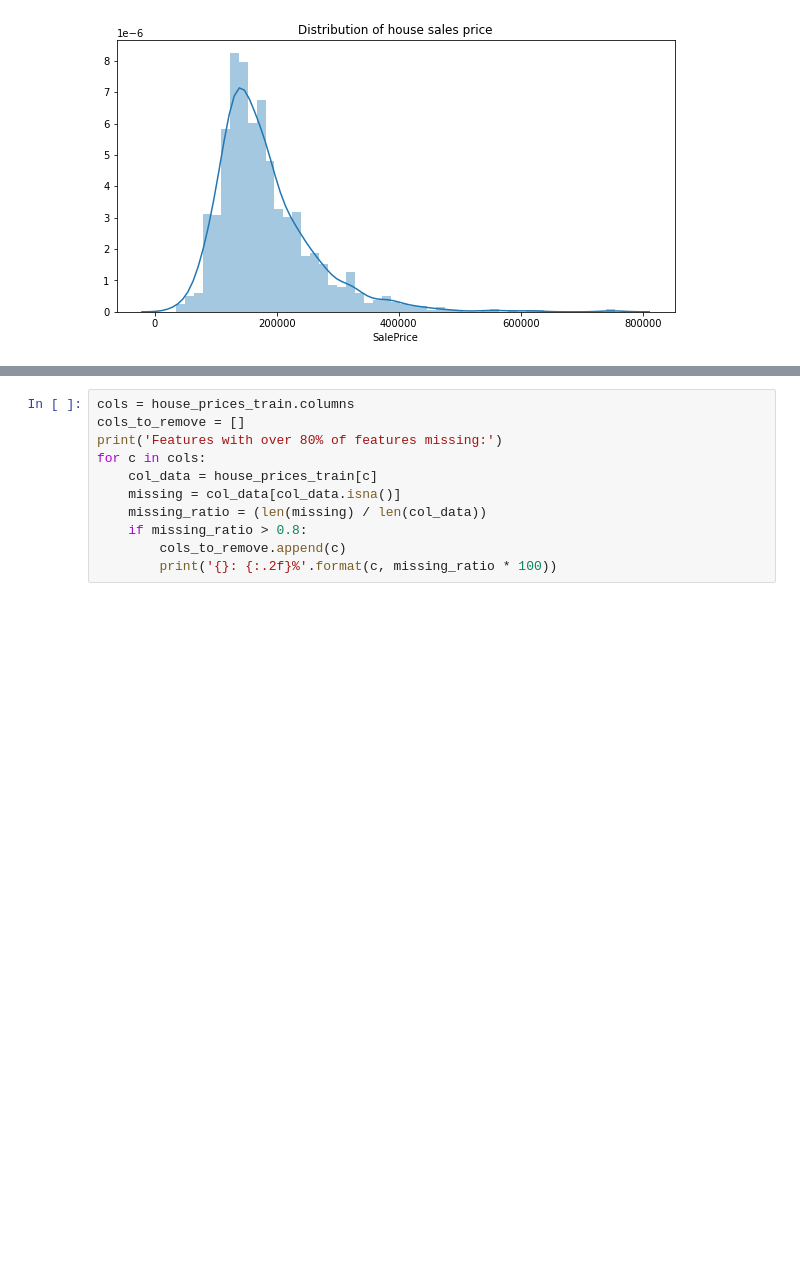
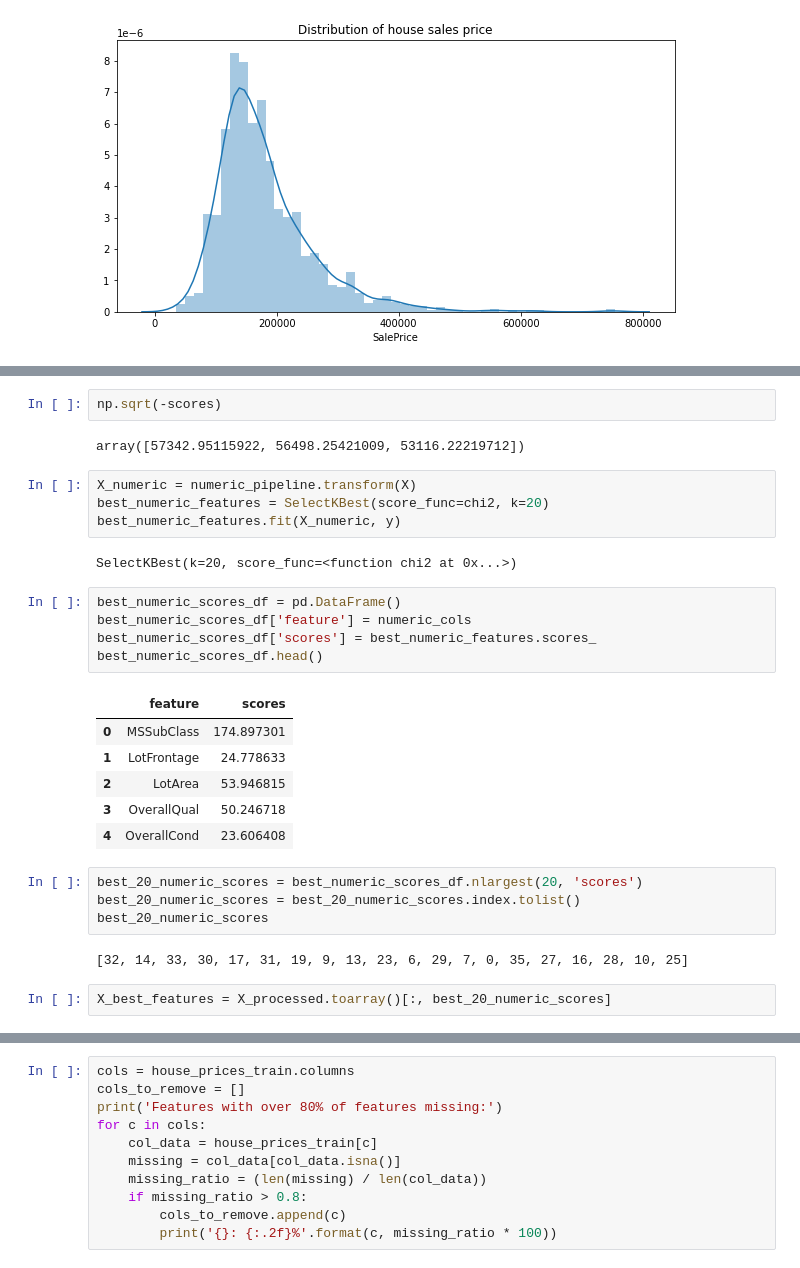
Before and after one commit to Ryan95Z/ml-house-prices, a Jupyter notebook: notebooks/House Prices - EDA.ipynb, the cells around one changed output, grey strips where cells are left out. Saved outputs shown, nothing was run; the diff lists cells and outputs as text; blank space fills up the shorter version.

```diff
--- a/notebooks/House Prices - EDA.ipynb
+++ b/notebooks/House Prices - EDA.ipynb
@@ -84,0 +190,30 @@ expensive_houses_df.head()
+# %%
+np.sqrt(-scores)
+# %% [output]
+array([57342.95115922, 56498.25421009, 53116.22219712])
+# %%
+X_numeric = numeric_pipeline.transform(X)
+best_numeric_features = SelectKBest(score_func=chi2, k=20)
+best_numeric_features.fit(X_numeric, y)
+# %% [output]
+SelectKBest(k=20, score_func=<function chi2 at 0x...>)
+# %%
+best_numeric_scores_df = pd.DataFrame()
+best_numeric_scores_df['feature'] = numeric_cols
+best_numeric_scores_df['scores'] = best_numeric_features.scores_
+best_numeric_scores_df.head()
+# %% [output]
+|  | feature | scores |
+| 0 | MSSubClass | 174.897301 |
+| 1 | LotFrontage | 24.778633 |
+| 2 | LotArea | 53.946815 |
+| 3 | OverallQual | 50.246718 |
+| 4 | OverallCond | 23.606408 |
+# %%
+best_20_numeric_scores = best_numeric_scores_df.nlargest(20, 'scores')
+best_20_numeric_scores = best_20_numeric_scores.index.tolist()
+best_20_numeric_scores
+# %% [output]
+[32, 14, 33, 30, 17, 31, 19, 9, 13, 23, 6, 29, 7, 0, 35, 27, 16, 28, 10, 25]
+# %%
+X_best_features = X_processed.toarray()[:, best_20_numeric_scores]
```
Also changed, not shown: parts of 22 cells of this notebook.
